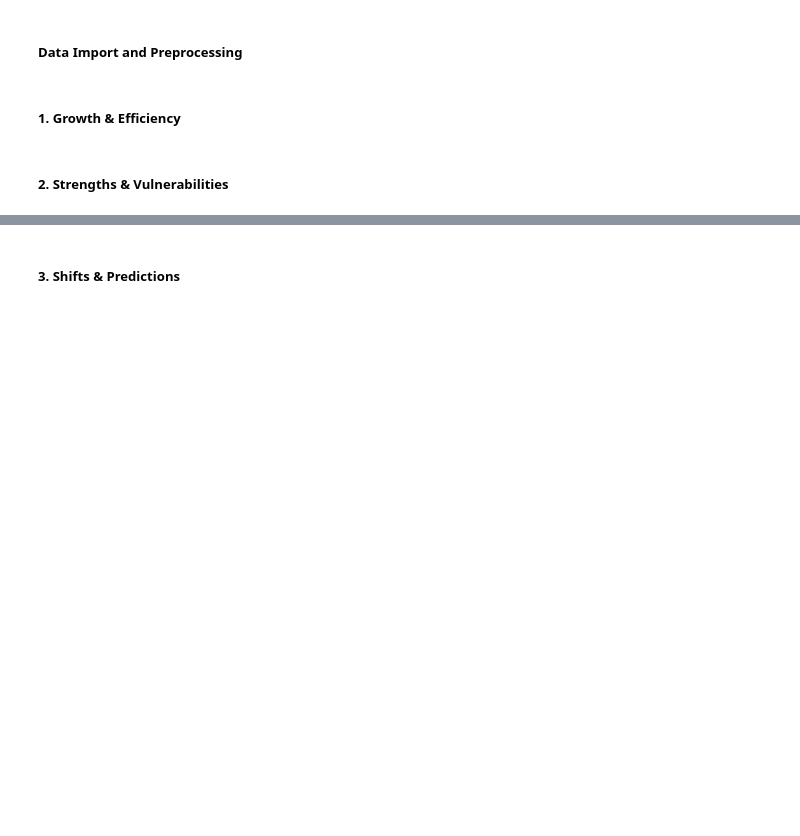
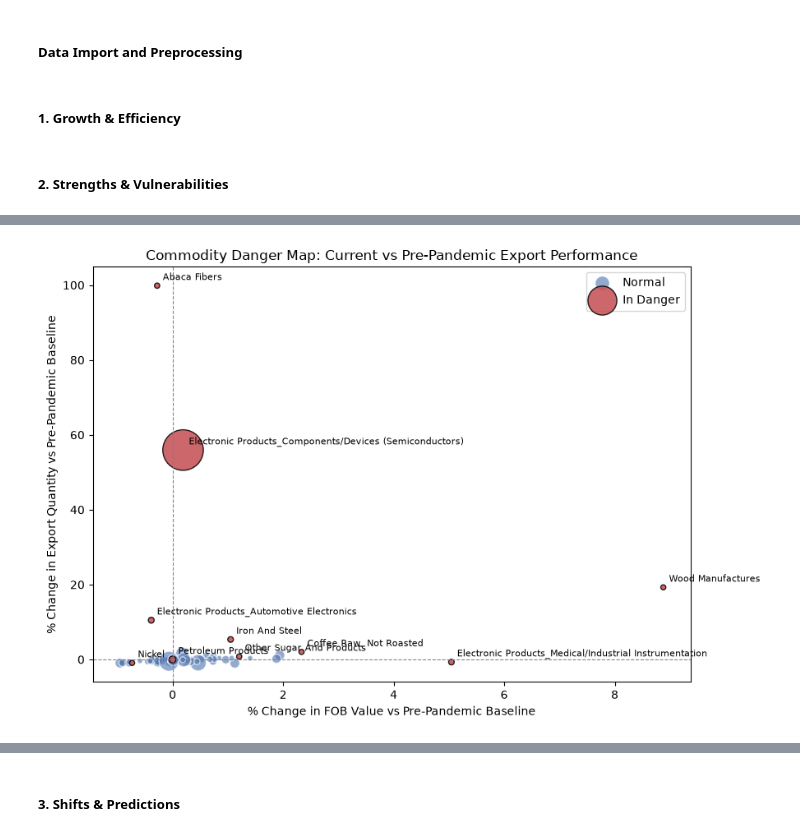
Before and after one commit to nomorepinto/DataSci1-Group9-Act2, a Jupyter notebook: FinalProject.ipynb, the cells around one changed output, grey strips where cells are left out. Drawn from its saved outputs; the diff is of its cells as text; code cells hidden in the pictures; blank space fills up the shorter version.

Commit message:
current commodity danger done

```diff
--- a/FinalProject.ipynb
+++ b/FinalProject.ipynb
@@ -28,0 +179,20 @@ Successfully installed contourpy-1.3.3 cycler-0.12.1 fonttools-4.63.0 joblib-1.5
+# %%
+# ---- 3. ISOLATION FOREST -------------------------------------------------
+model_cols = ["pct_change_fob", "pct_change_qty", "volatility"]
+X = feat[model_cols].values
+
+model = IsolationForest(
+    n_estimators=300,
+    contamination=CONTAMINATION,
+    random_state=RANDOM_STATE,
+)
+feat["anomaly_flag"] = model.fit_predict(X)       # -1 = anomaly, 1 = normal
+feat["danger_score"] = -model.score_samples(X)    # higher = more anomalous/dangerous
+feat["in_danger"] = feat["anomaly_flag"] == -1
+
+result = feat.sort_values("danger_score", ascending=False).reset_index(drop=True)
+
+n_danger = result["in_danger"].sum()
+print(f"{n_danger} commodities flagged as 'in danger':\n")
+result.loc[result["in_danger"],
+            ["Commodity", "pct_change_fob", "pct_change_qty", "volatility", "danger_score"]]
@@ -28,0 +212,31 @@ Successfully installed contourpy-1.3.3 cycler-0.12.1 fonttools-4.63.0 joblib-1.5
+# %%
+# ---- 4. VISUALIZE: scatter map -------------------------------------------
+normal = result[~result["in_danger"]]
+danger = result[result["in_danger"]]
+
+fig, ax = plt.subplots(figsize=(9, 6))
+ax.scatter(
+    normal["pct_change_fob"], normal["pct_change_qty"],
+    s=normal["baseline_fob_share"] * 3000 + 20,
+    c="#4C72B0", alpha=0.6, label="Normal", edgecolor="white",
+)
+ax.scatter(
+    danger["pct_change_fob"], danger["pct_change_qty"],
+    s=danger["baseline_fob_share"] * 3000 + 20,
+    c="#C44E52", alpha=0.85, label="In Danger", edgecolor="black",
+)
+for _, row in danger.iterrows():
+    ax.annotate(
+        row["Commodity"], (row["pct_change_fob"], row["pct_change_qty"]),
+        fontsize=8, xytext=(5, 5), textcoords="offset points",
+    )
+ax.axhline(0, color="grey", linewidth=0.8, linestyle="--")
+ax.axvline(0, color="grey", linewidth=0.8, linestyle="--")
+ax.set_xlabel("% Change in FOB Value vs Pre-Pandemic Baseline")
+ax.set_ylabel("% Change in Export Quantity vs Pre-Pandemic Baseline")
+ax.set_title("Commodity Danger Map: Current vs Pre-Pandemic Export Performance")
+ax.legend()
+plt.tight_layout()
+plt.show()
+# %% [output]
+[figure, added]
```
Also changed, not shown: parts of 6 cells of this notebook, 1 other file.
